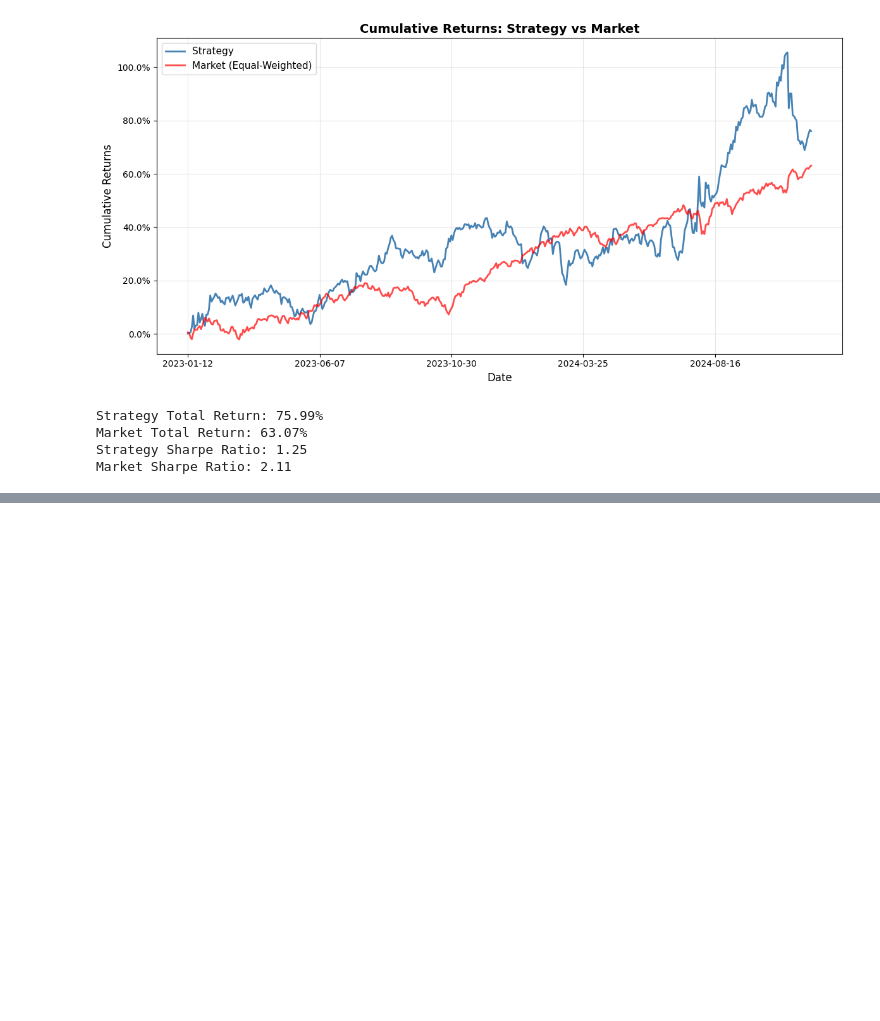
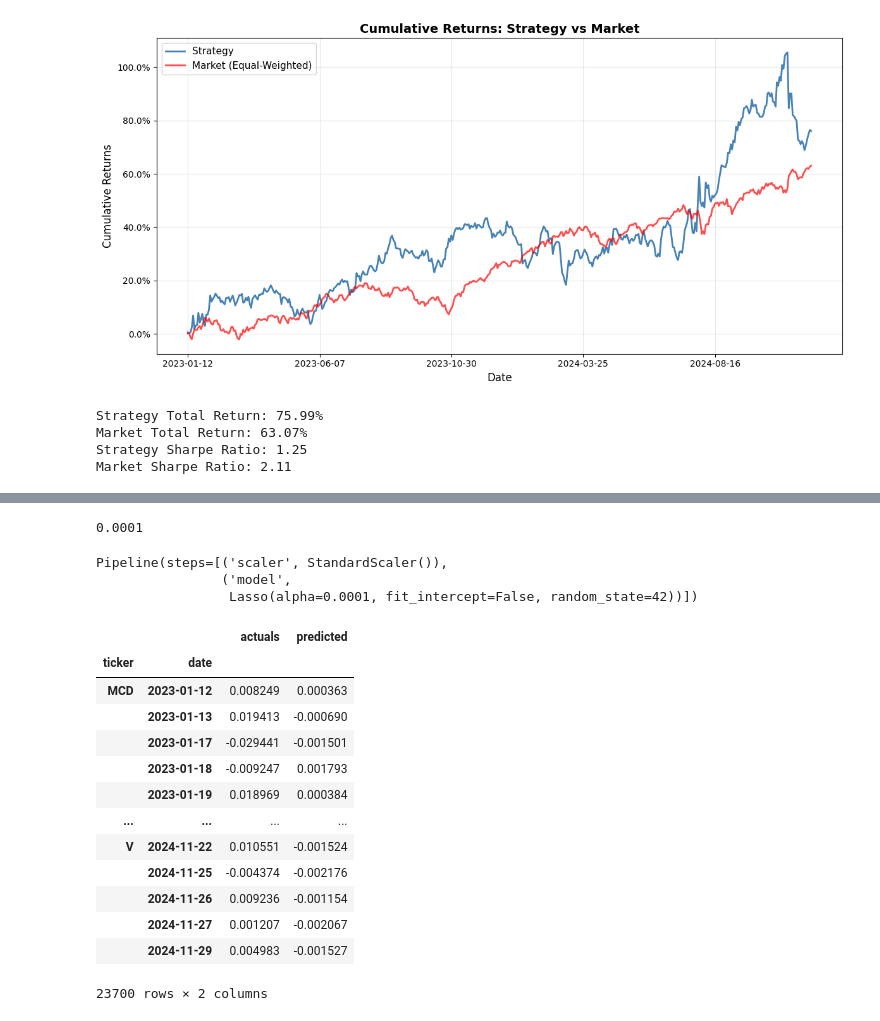
Before and after one commit to hontarea/time_series_forecasting, a Jupyter notebook: linear_regression.ipynb, the cells around one changed output, grey strips where cells are left out. Saved outputs shown, nothing was run; the diff lists cells and outputs as text; code cells hidden in the pictures; blank space fills up the shorter version.

```diff
--- a/linear_regression.ipynb
+++ b/linear_regression.ipynb
@@ -446,0 +532,36 @@ Market Sharpe Ratio: 2.11
+# %%
+best_alpha_lasso = float(lasso_scores.groupby('alpha').ic.mean().idxmax())
+best_alpha_lasso
+# %% [output]
+0.0001
+# %%
+final_model_lasso = Lasso(alpha=best_alpha_lasso, fit_intercept=False, random_state=42)
+final_pipe_lasso = Pipeline([('scaler', StandardScaler()), ('model', final_model_lasso)])
+final_pipe_lasso.fit(X=X_train, y=y_train[target])
+# %% [output]
+Pipeline(steps=[('scaler', StandardScaler()),
+                ('model',
+                 Lasso(alpha=0.0001, fit_intercept=False, random_state=42))])
+# %%
+y_test_pred_lasso = final_pipe_lasso.predict(X_test)
+# %%
+# Prepare test predictions
+test_predictions = y_test[[target]].copy()
+test_predictions['predicted'] = y_test_pred_lasso
+test_predictions.columns = ['actuals', 'predicted']
+test_predictions
+# %% [output]
+|  |  | actuals | predicted |
+| ticker | date |  |  |
+| MCD | 2023-01-12 | 0.008249 | 0.000363 |
+|  | 2023-01-13 | 0.019413 | -0.000690 |
+|  | 2023-01-17 | -0.029441 | -0.001501 |
+|  | 2023-01-18 | -0.009247 | 0.001793 |
+|  | 2023-01-19 | 0.018969 | 0.000384 |
+| ... | ... | ... | ... |
+| V | 2024-11-22 | 0.010551 | -0.001524 |
+|  | 2024-11-25 | -0.004374 | -0.002176 |
+|  | 2024-11-26 | 0.009236 | -0.001154 |
+|  | 2024-11-27 | 0.001207 | -0.002067 |
+|  | 2024-11-29 | 0.004983 | -0.001527 |
+23700 rows × 2 columns
```
Also changed, not shown: parts of 14 cells of this notebook.
